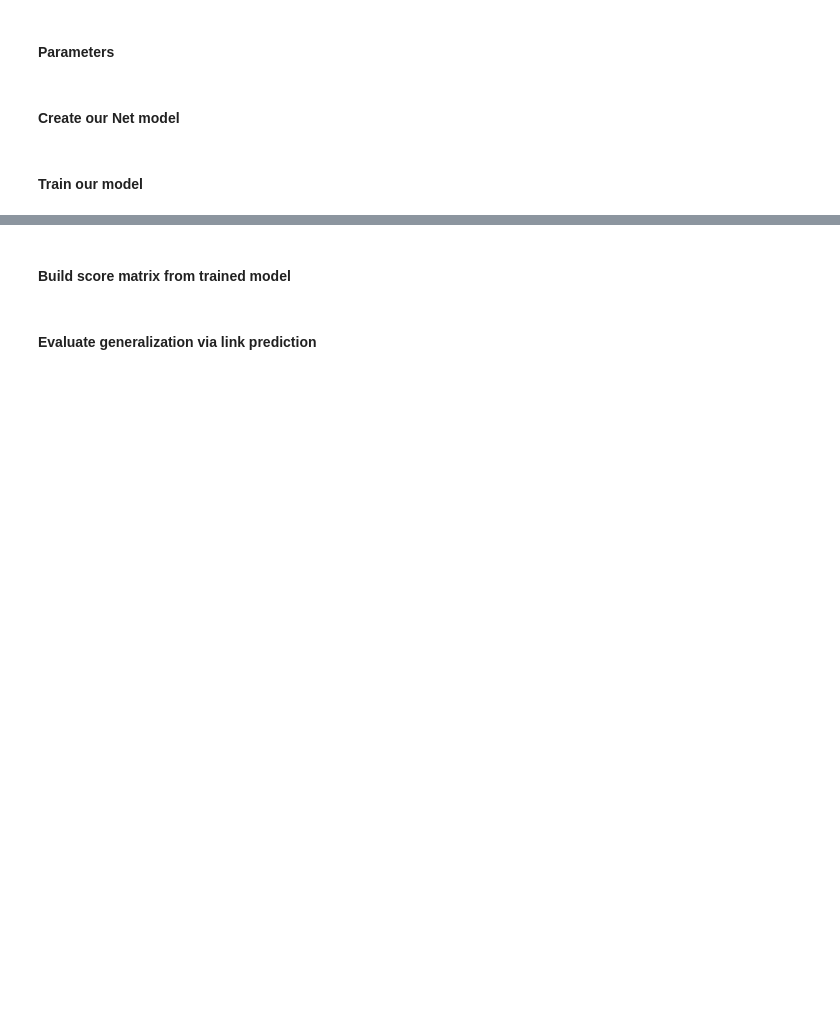
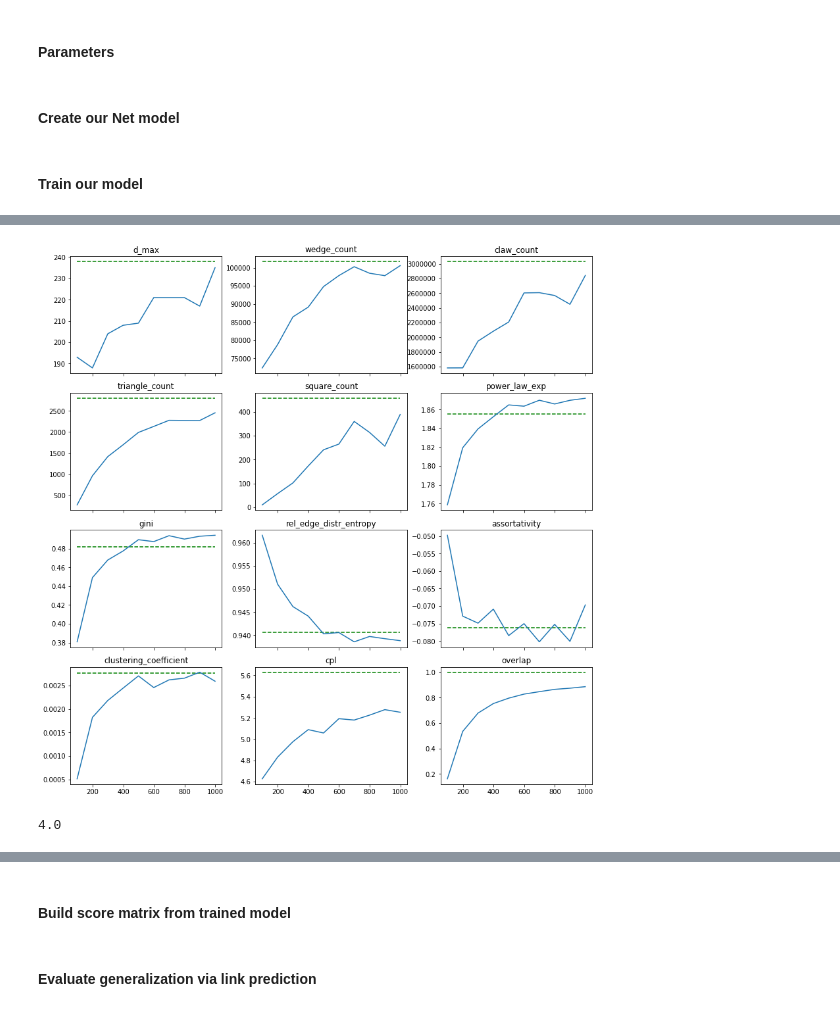
Before and after one commit to hheidrich/Net, a Jupyter notebook: exp/demo.ipynb, the cells around one changed output, grey strips where cells are left out. Cells and saved outputs as stored; diff of their text form; code cells hidden in the pictures; blank space fills up the shorter version.

```diff
--- a/exp/demo.ipynb
+++ b/exp/demo.ipynb
@@ -72,0 +74,47 @@ Step: 99, Loss: 2.75590, Edge-Overlap: 0.528
+# %%
+def get_plot_grid_size(k):
+    rows = int(np.ceil(np.sqrt(k)))
+    if k <= rows * (rows - 1):
+        cols = rows - 1
+    else:
+        cols = rows
+    return rows, cols
+# %%
+def print_statistics(dict_of_lists_of_statistic, keys, reference_dict_of_statistics=None):
+    if reference_dict_of_statistics:
+        reference_dict_of_statistics['overlap'] = 1.
+    n_rows, n_cols = get_plot_grid_size(len(keys))
+    f, axs = plt.subplots(n_rows, n_cols, sharex=True, figsize=(12, 12))
+    plt.tight_layout(pad=2)
+    steps = dict_of_lists_of_statistic['step']
+    for row in range(n_rows):
+        for col in range(n_cols):
+            i = row * n_cols + col
+            if i < len(keys):
+                key = keys[row * n_cols + col]
+                axs[row, col].set_title(key)
+                axs[row, col].plot(steps, dict_of_lists_of_statistic[key])
+                if reference_dict_of_statistics:
+                    axs[row, col].hlines(y=reference_dict_of_statistics[key],
+                                         xmin=steps[0],
+                                         xmax=steps[-1],
+                                         colors='green',
+                                         linestyles='dashed')
+            else:
+                axs[row, col].axis('off')
+    plt.show()
+# %%
+list(netmodel.loggers[0].dict_of_lists_of_statistic.keys())
+relevant_keys = ['d_max', 'wedge_count', 'claw_count', 'triangle_count', 'square_count',
+                 'power_law_exp', 'gini', 'rel_edge_distr_entropy', 'assortativity', 'clustering_coefficient',
+                 'cpl', 'overlap']
+# %%
+print_statistics(netmodel.loggers[0].dict_of_lists_of_statistic,
+                 relevant_keys,
+                 reference_dict_of_statistics=statistics_train)
+# %% [output]
+[figure, added]
+# %%
+np.ceil(np.sqrt(16))
+# %% [output]
+4.0
```
Also changed, not shown: parts of 6 cells of this notebook, 2 other files.
